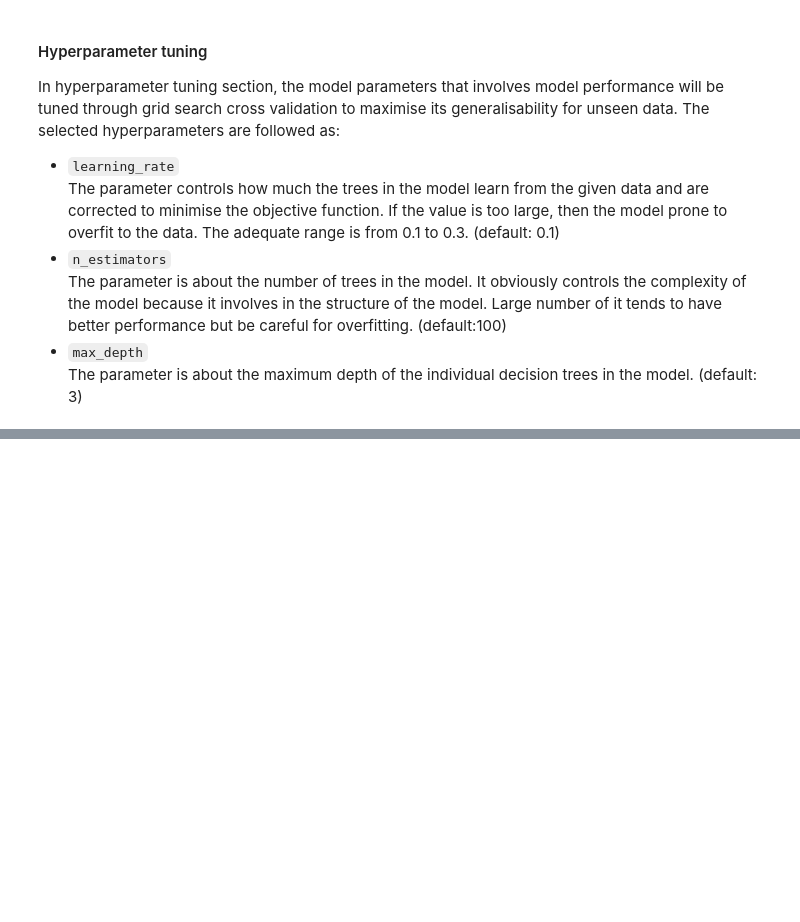
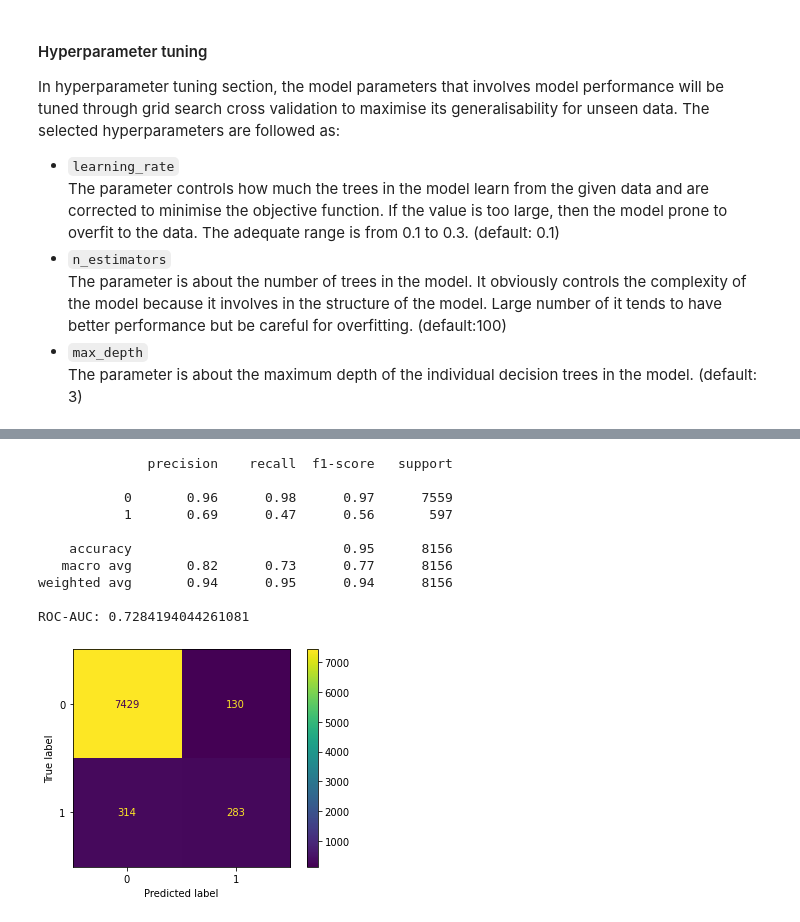
Before and after one commit to eddie8615/ml_bioinfo_hi, a Jupyter notebook: assignment/k21134342_ML_assignment.ipynb, the cells around one changed output, grey strips where cells are left out. Saved outputs shown, nothing was run; the diff lists cells and outputs as text; code cells hidden in the pictures; blank space fills up the shorter version.

```diff
--- a/assignment/k21134342_ML_assignment.ipynb
+++ b/assignment/k21134342_ML_assignment.ipynb
@@ -495,0 +520,15 @@ ROC-AUC: 0.9598214285714286
+# %%
+y_pred = tuned_model.predict(X_test)
+calc_performance(y_test, y_pred)
+# %% [output]
+              precision    recall  f1-score   support
+
+           0       0.96      0.98      0.97      7559
+           1       0.69      0.47      0.56       597
+
+    accuracy                           0.95      8156
+   macro avg       0.82      0.73      0.77      8156
+weighted avg       0.94      0.95      0.94      8156
+
+ROC-AUC: 0.7284194044261081
+[figure, added]
```
Also changed, not shown: parts of 10 cells of this notebook.
